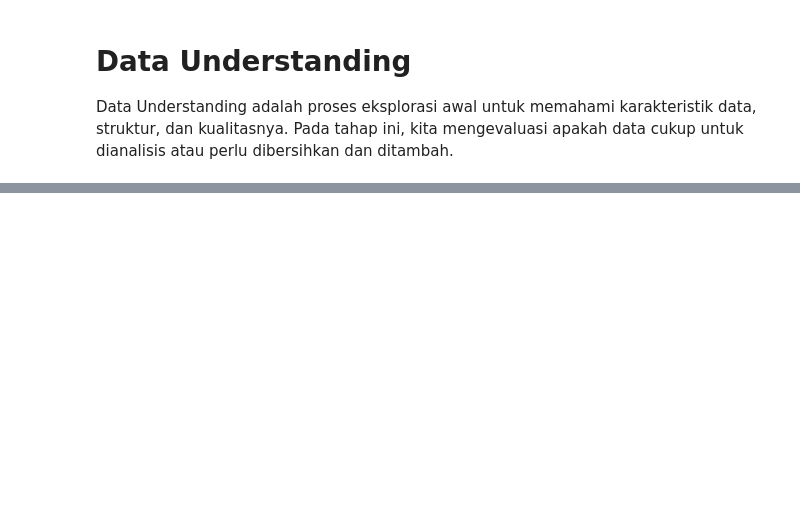
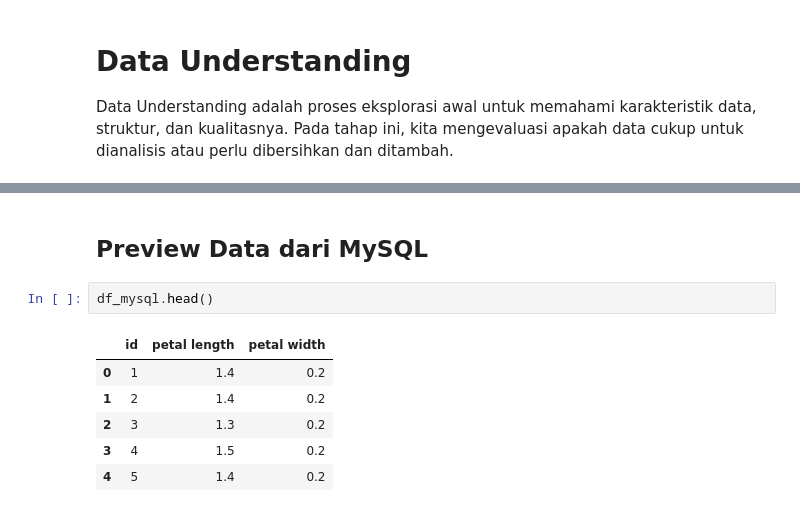
Before and after one commit to Dikkynof/pendata, a Jupyter notebook: _sources/Pendat_Tugas_1.ipynb, the cells around one changed output, grey strips where cells are left out. Cells and saved outputs as stored; diff of their text form; blank space fills up the shorter version.

```diff
--- a/_sources/Pendat_Tugas_1.ipynb
+++ b/_sources/Pendat_Tugas_1.ipynb
@@ -63,0 +99,11 @@ Successfully installed pymysql-1.1.1
+# %% [markdown]
+## Preview Data dari MySQL
+# %%
+df_mysql.head()
+# %% [output]
+|  | id | petal length | petal width |
+| 0 | 1 | 1.4 | 0.2 |
+| 1 | 2 | 1.4 | 0.2 |
+| 2 | 3 | 1.3 | 0.2 |
+| 3 | 4 | 1.5 | 0.2 |
+| 4 | 5 | 1.4 | 0.2 |
```
Also changed, not shown: parts of 19 cells of this notebook, 10 other files.
